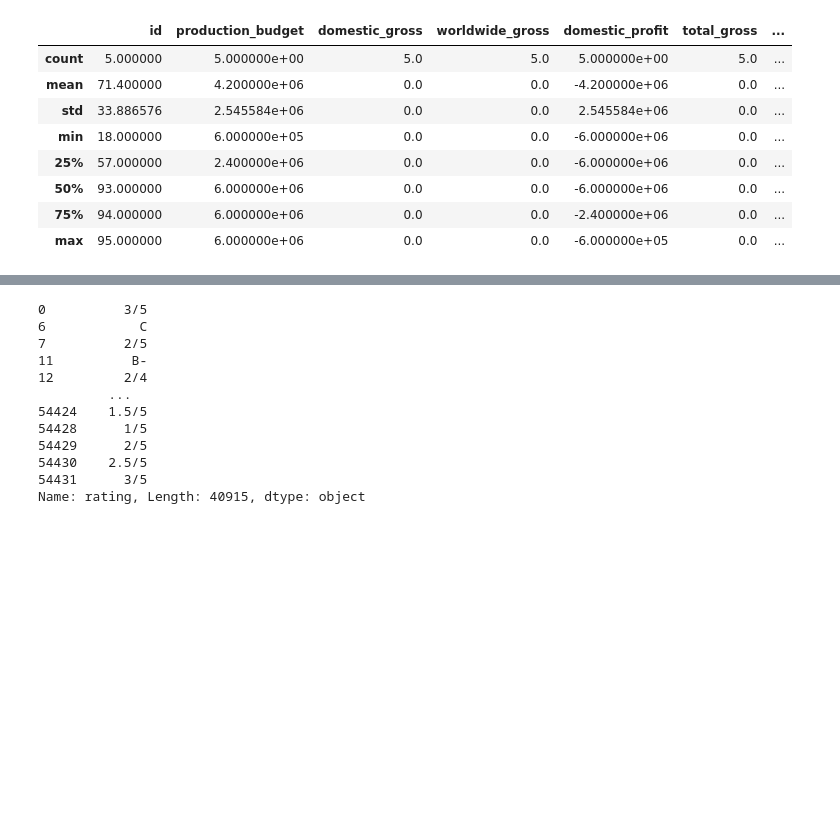
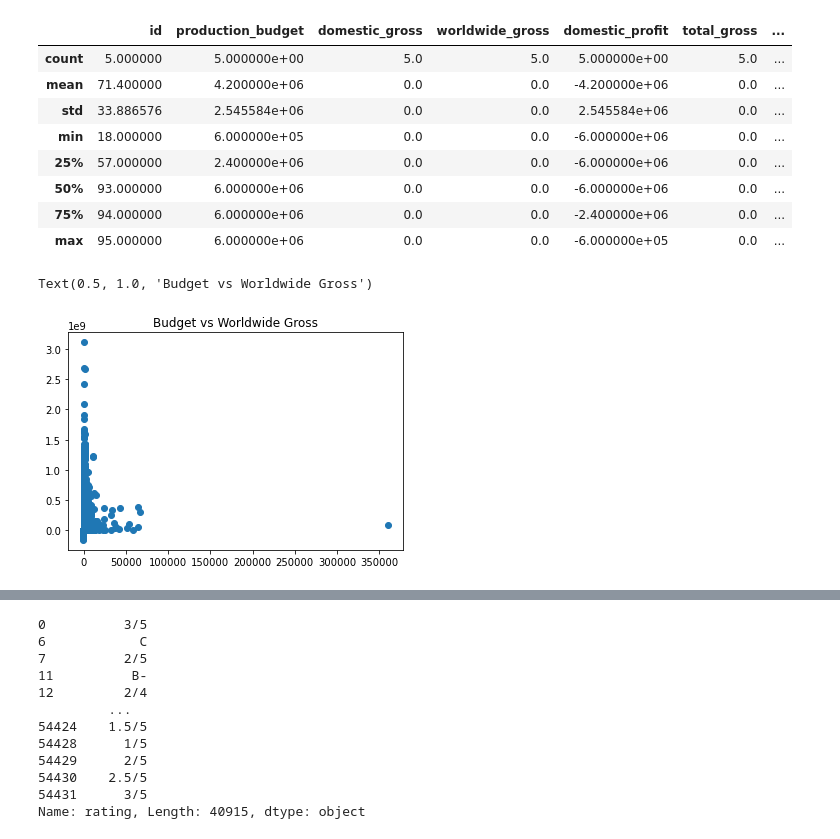
Before and after one commit to gcburgess/Xbox-to-Box-Office, a Jupyter notebook: Nishstuff/student.ipynb, the cells around one changed output, grey strips where cells are left out. Cells and saved outputs as stored; diff of their text form; code cells hidden in the pictures; blank space fills up the shorter version.

```diff
--- a/Nishstuff/student.ipynb
+++ b/Nishstuff/student.ipynb
@@ -272,3 +287,10 @@ bottom_10_movies.describe()
 | 50% | 93.000000 | 6.000000e+06 | 0.0 | 0.0 | -6.000000e+06 | 0.0 | ... |
 | 75% | 94.000000 | 6.000000e+06 | 0.0 | 0.0 | -2.400000e+06 | 0.0 | ... |
 | max | 95.000000 | 6.000000e+06 | 0.0 | 0.0 | -6.000000e+05 | 0.0 | ... |
+# %%
+fig, ax = plt.subplots()
+ax.scatter(tn_movie_df['Return_on_investment'],tn_movie_df['total_profit'])
+plt.title('ROI vs Worldwide Gross')
+# %% [output]
+Text(0.5, 1.0, 'Budget vs Worldwide Gross')
+[figure, added]
```
Also changed, not shown: parts of 25 cells of this notebook.
